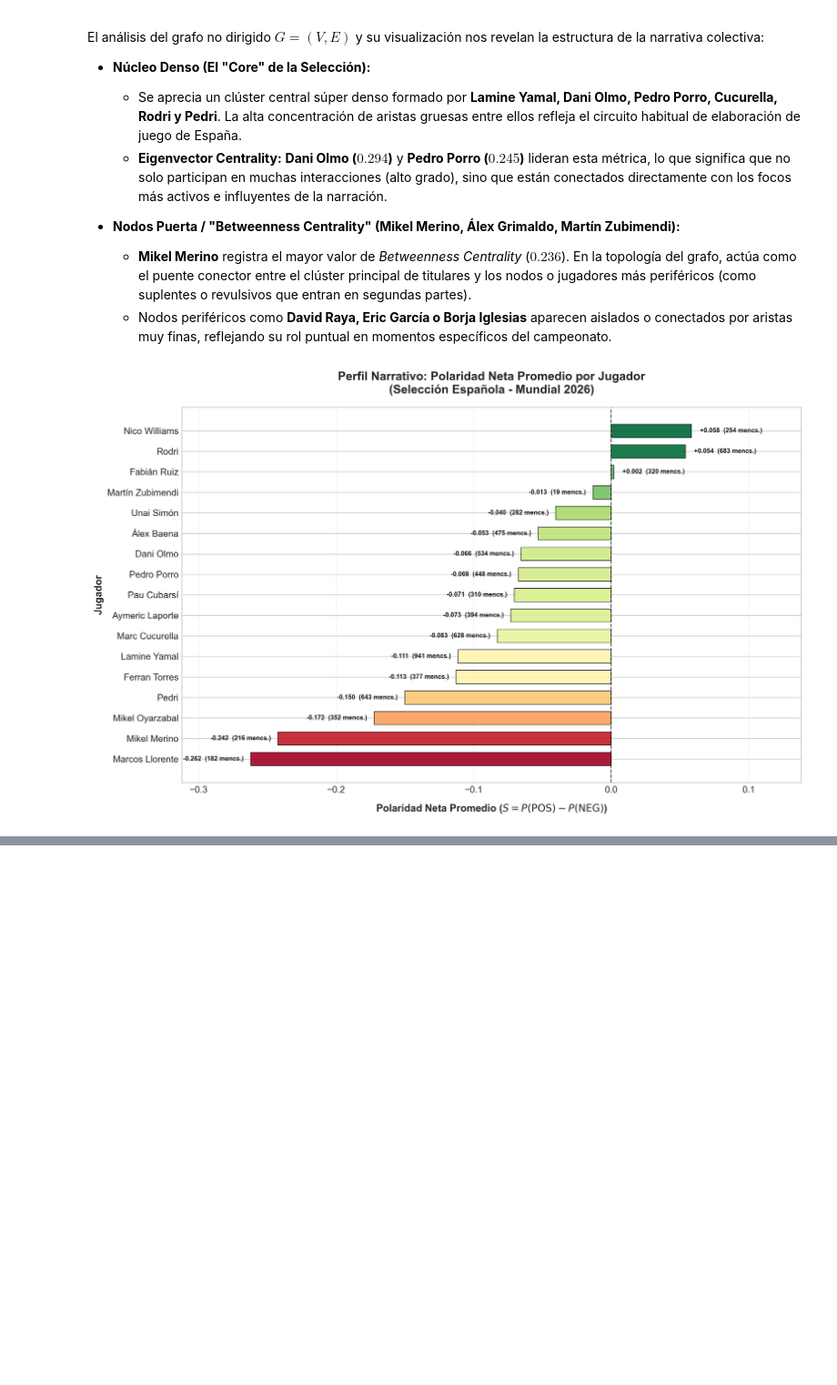
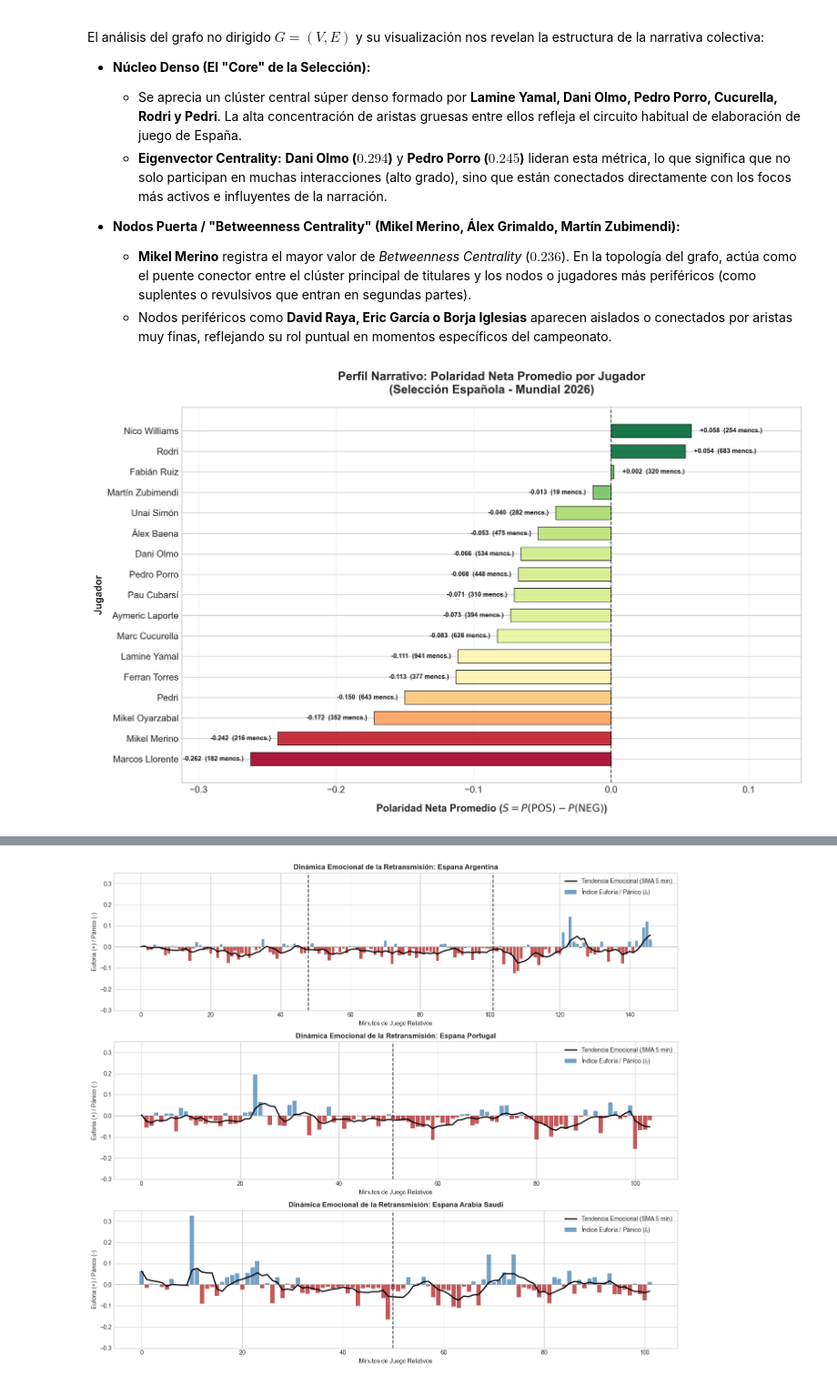
Before and after one commit to MartinHerreraRoncero/Portfolio-data-science, a Jupyter notebook: world-cup-sentiment-analysis/notebooks/01_sentiment_analysis.ipynb, the cells around one changed output, grey strips where cells are left out. Shown at 91% size. Saved outputs shown, nothing was run; the diff lists cells and outputs as text; code cells hidden in the pictures; blank space fills up the shorter version.

```diff
--- a/world-cup-sentiment-analysis/notebooks/01_sentiment_analysis.ipynb
+++ b/world-cup-sentiment-analysis/notebooks/01_sentiment_analysis.ipynb
@@ -605,12 +617,8 @@ En esta fase, construimos el **Índice de Euforia/Pánico** ($I_t$) combinando l
 # %%
 import librosa
-from arch import arch_model
-import warnings
-warnings.filterwarnings("ignore")
 
 # Configuración estilística
 plt.style.use('seaborn-v0_8-whitegrid' if 'seaborn-v0_8-whitegrid' in plt.style.available else 'default')
-sns.set_palette("tab10")
 
 # 1. Configuración de directorios y carga del dataset NLP
 data_dir = os.path.join("..", "data")
@@ -619,13 +627,13 @@ processed_dir = os.path.join(data_dir, "processed")
 
 df_nlp = pd.read_parquet(os.path.join(processed_dir, "sentiment_ner_dataset.parquet"))
 
-# Filtrar estrictamente los partidos seleccionados para mayor legibilidad
+# Filtrar los partidos seleccionados
 selected_matches = ['espana_argentina', 'espana_portugal', 'espana_arabia_saudi']
 df_nlp = df_nlp[df_nlp['match_id'].isin(selected_matches)].copy()
 
-# 2. Función para calcular RMS de audio alineado con los segmentos
+# 2. Función optimizada para calcular la energía RMS del audio
 def extract_audio_rms(match_id, df_match):
-    """Extrae la energía RMS promedio para cada segmento temporal."""
+    """Extrae la energía RMS en el dominio del tiempo para cada segmento."""
     audio_files = [f for f in os.listdir(audio_dir) if f.endswith(".mp3")]
     audio_file = next((f for f in audio_files if match_id.split('_')[1] in f.lower()), None)
 
@@ -634,15 +642,15 @@ def extract_audio_rms(match_id, df_match):
 
     audio_path = os.path.join(audio_dir, audio_file)
     y, sr = librosa.load(audio_path, sr=16000, mono=True)
+
     rms_values = []
-
     for _, row in df_match.iterrows():
         start_sample = int(row['start'] * sr)
         end_sample = int(row['end'] * sr)
 
         y_segment = y[start_sample:end_sample]
         if len(y_segment) > 0:
-            rms = librosa.feature.rms(y=y_segment).mean()
+            rms = np.sqrt(np.mean(y_segment**2))
         else:
             rms = 0.0
         rms_values.append(rms)
@@ -652,26 +660,27 @@ def extract_audio_rms(match_id, df_match):
 # 3. Construcción de la Serie Temporal por Minuto ($t_{rel}$)
 ts_data = []
 
-print("Extrayendo características acústicas para los partidos seleccionados...\n")
+print("Procesando señal de audio y construyendo el Índice de Euforia/Pánico...\n")
 for match_id, df_match in df_nlp.groupby("match_id"):
     df_match = df_match.sort_values("relative_start").copy()
 
-    # Extraer RMS del audio
+    # Extraer energía RMS
     df_match['audio_rms'] = extract_audio_rms(match_id, df_match)
 
-    # Normalizar RMS (Min-Max)
+    # Normalizar RMS (Min-Max) a [0, 1]
     max_rms = df_match['audio_rms'].max()
     if max_rms > 0:
         df_match['audio_rms'] = df_match['audio_rms'] / max_rms
 
-    # Índice de Euforia/Pánico Instantáneo
+    # Índice de Euforia/Pánico Instantáneo: I_t = Audio_RMS * Net_Polarity
     df_match['I_t'] = df_match['audio_rms'] * df_match['net_polarity']
     df_match['minute'] = (df_match['relative_start'] // 60).astype(int)
 
-    # Agrupar por periodo y minuto de juego
+    # Agrupar por periodo y minuto
     df_minute = df_match.groupby(['period', 'minute']).agg(
         I_t_mean=('I_t', 'mean'),
-        I_t_sum=('I_t', 'sum')
+        audio_rms_mean=('audio_rms', 'mean'),
+        net_polarity_mean=('net_polarity', 'mean')
     ).reset_index()
 
     df_minute['match_id'] = match_id
@@ -679,64 +688,55 @@ for match_id, df_match in df_nlp.groupby("match_id"):
 
 df_ts = pd.concat(ts_data, ignore_index=True)
 
-# 4. Ajuste del Modelo GARCH(1,1) Optimizado y Visualización
+# 4. Visualización de la Evolución Temporal del Índice I_t (Eje Y Homogéneo)
 fig, axes = plt.subplots(len(selected_matches), 1, figsize=(14, 4 * len(selected_matches)), sharex=False)
 if len(selected_matches) == 1: axes = [axes]
 
-print("Estimando modelos GARCH(1,1) por Máxima Verosimilitud (t-Student y reescalado dinámico)...\n")
-
-garch_results = []
-
 for idx, match_id in enumerate(selected_matches):
-    df_match_ts = df_ts[df_ts['match_id'] == match_id].sort_values(['period', 'minute'])
+    df_match_ts = df_ts[df_ts['match_id'] == match_id].sort_values(['period', 'minute']).reset_index(drop=True)
 
     if df_match_ts.empty:
         continue
 
-    match_series = df_match_ts['I_t_mean'].values
+    minutes = range(len(df_match_ts))
+    i_t_values = df_match_ts['I_t_mean'].values
 
-    # Reescalado por 1000 para otorgar rango dinámico óptimo al optimizador MLE
-    returns = match_series * 1000.0
+    ax = axes[idx]
 
-    # GARCH(1,1) con media en cero y distribución t-Student corregida ('t')
-    am = arch_model(returns, vol='Garch', p=1, q=1, mean='Zero', dist='t')
-    res = am.fit(disp='off', options={'ftol': 1e-9})
+    # Asignar colores a las barras: Azul para Euforia (+), Rojo para Pánico/Tensión (-)
+    colors = ['firebrick' if val < 0 else 'steelblue' for val in i_t_values]
 
-    # Desescalar la volatilidad condicional a la métrica original
-    cond_volatility = res.conditional_volatility / 1000.0
+    ax.bar(minutes, i_t_values, color=colors, alpha=0.75, width=0.85, label='Índice Euforia / Pánico ($I_t$)')
 
-    garch_results.append({
-        'match_id': match_id,
-        'omega': res.params['omega'],
-        'alpha': res.params['alpha[1]'],
-        'beta': res.params['beta[1]'],
-        'persistencia (alpha+beta)': res.params['alpha[1]'] + res.params['beta[1]'],
-        'log_likelihood': res.loglikelihood
-    })
+    # Añadir una media móvil suave (SMA 5 minutos)
+    sma_5 = pd.Series(i_t_values).rolling(window=5, min_periods=1).mean()
+    ax.plot(minutes, sma_5, color='black', linewidth=2, linestyle='-', label='Tendencia Emocional (SMA 5 min)')
 
-    # Trazado en gráfica
-    ax = axes[idx]
-    ax.plot(cond_volatility, color='firebrick', linewidth=2.2, label=r'Volatilidad Condicional GARCH ($\sigma_t$)')
-    ax.bar(range(len(match_series)), match_series, color='steelblue', alpha=0.35, label='Índice Euforia/Pánico ($I_t$)')
+    # Línea de polaridad neutra (0)
+    ax.axhline(0, color='gray', linestyle=':', linewidth=1)
 
-    # Marcar cambios de periodo o prórroga
-    change_indices = [df_match_ts.index.get_loc(i) for i in df_match_ts[df_match_ts['period'].ne(df_match_ts['period'].shift())].index[1:]]
-    for ci in change_indices:
-        ax.axvline(x=ci, color='black', linestyle='--', alpha=0.7, linewidth=1.5)
+    # Marcar cambios de periodo (1P, 2P, TE)
+    period_changes = df_match_ts[df_match_ts['period'].ne(df_match_ts['period'].shift())].index[1:]
+    for ci in period_changes:
+        ax.axvline(x=ci, color='black', linestyle='--', alpha=0.8, linewidth=1.5)
 
-    ax.set_title(f'Volatilidad Emocional GARCH(1,1) - {match_id.replace("_", " ").title()}', fontsize=12, fontweight='bold')
-    ax.set_ylabel('Magnitud / Volatilidad')
+    # --- HOMOGENEIZACIÓN DEL EJE Y ---
+    ax.set_ylim(-0.30, 0.35)
+
+    ax.set_title(f'Dinámica Emocional de la Retransmisión: {match_id.replace("_", " ").title()}', fontsize=12, fontweight='bold')
+    ax.set_ylabel('Euforia (+) / Pánico (-)')
     ax.set_xlabel('Minutos de Juego Relativos')
     ax.legend(loc='upper right')
 
 plt.tight_layout()
-garch_plot_path = os.path.join(processed_dir, "garch_volatility_optimized.png")
-plt.savefig(garch_plot_path, dpi=300)
+output_plot_path = os.path.join(processed_dir, "indice_euforia_panico_timeline.png")
+plt.savefig(output_plot_path, dpi=300)
 plt.show()
 
-# 5. Resumen de Parámetros Econométricos
-df_garch_params = pd.DataFrame(garch_results)
-print("=== Resumen de Parámetros GARCH(1,1) (Partidos Seleccionados) ===")
-print(df_garch_params.to_string(index=False))
-print(f"\nGráfico optimizado exportado en: {garch_plot_path}")
+# 5. Guardar la serie temporal agregada
+output_ts_path = os.path.join(processed_dir, "euphoria_panic_time_series.csv")
+df_ts.to_csv(output_ts_path, index=False, encoding="utf-8-sig")
+
+print(f"✔ Serie temporal exportada a: {output_ts_path}")
+print(f"✔ Gráfico exportado a: {output_plot_path}")
 # %% [output]
@@ -745,0 +744 @@ Estimando modelos GARCH(1,1) por Máxima Verosimilitud (t-Student y reescalado d
+[figure, new version]
```
Also changed, not shown: parts of 3 cells of this notebook, 1 other file.
